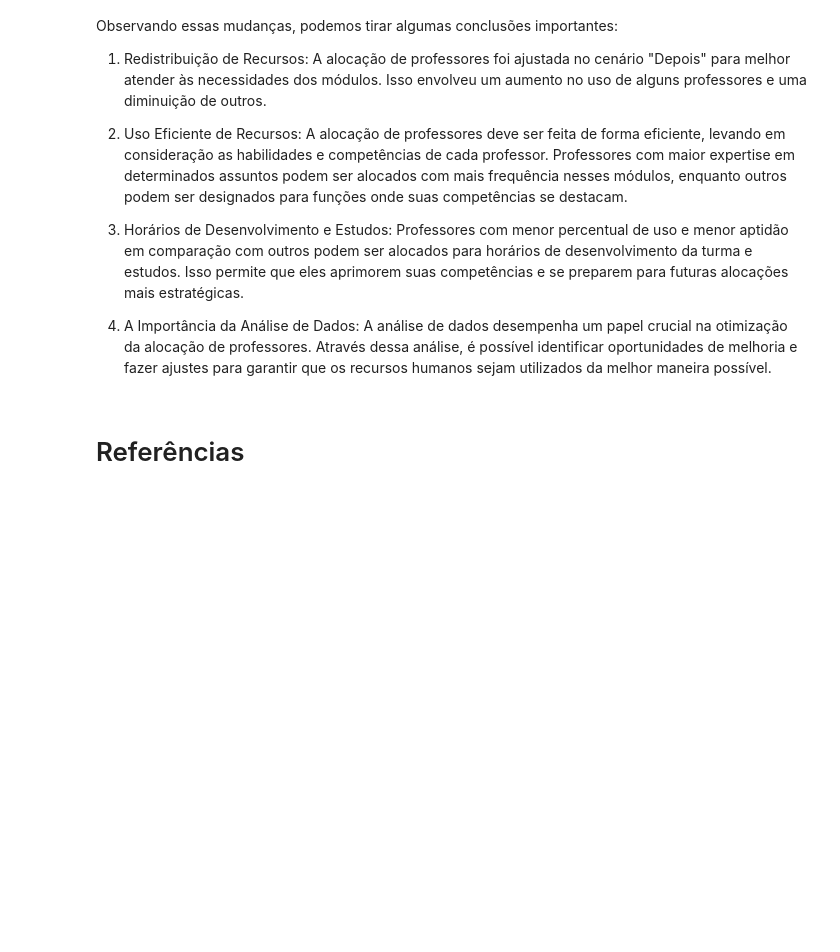
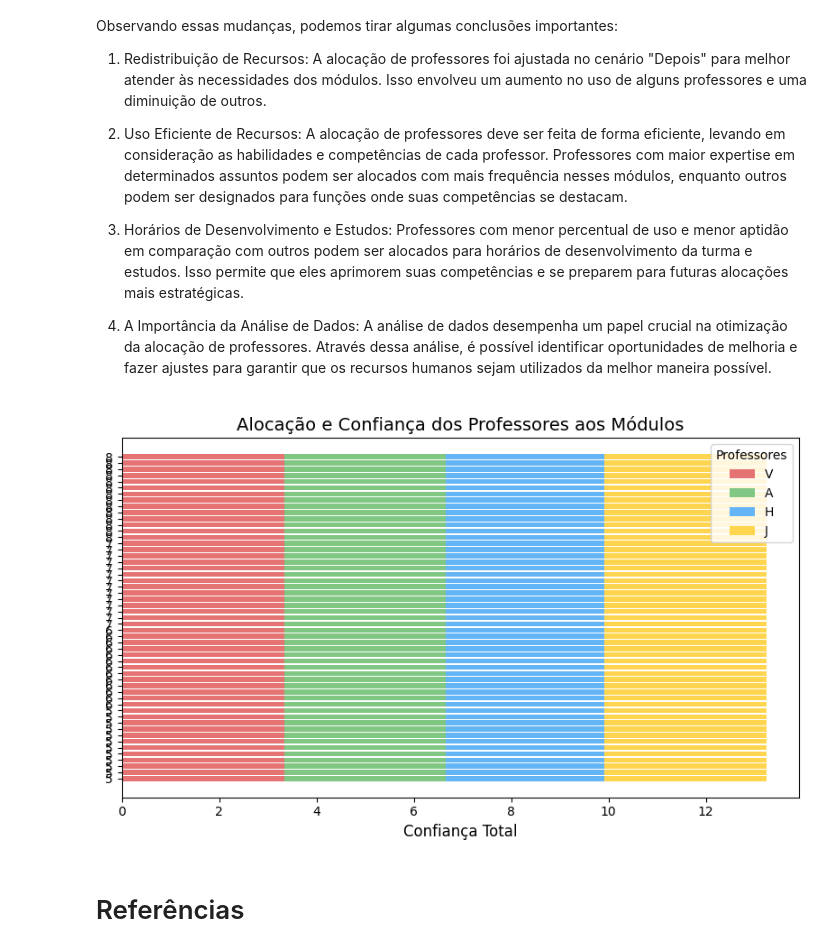
Before and after one commit to afonsolelis/programacao_natural, a Jupyter notebook: projeto/projeto.ipynb, the cells around one changed output. Saved outputs shown, nothing was run; the diff lists cells and outputs as text; code cells hidden in the pictures; blank space fills up the shorter version.

```diff
--- a/projeto/projeto.ipynb
+++ b/projeto/projeto.ipynb
@@ -228,5 +215,44 @@ Observando essas mudanças, podemos tirar algumas conclusões importantes:
 3. Horários de Desenvolvimento e Estudos: Professores com menor percentual de uso e menor aptidão em comparação com outros podem ser alocados para horários de desenvolvimento da turma e estudos. Isso permite que eles aprimorem suas competências e se preparem para futuras alocações mais estratégicas.
 
 4. A Importância da Análise de Dados: A análise de dados desempenha um papel crucial na otimização da alocação de professores. Através dessa análise, é possível identificar oportunidades de melhoria e fazer ajustes para garantir que os recursos humanos sejam utilizados da melhor maneira possível.
+# %%
+import numpy as np
+import matplotlib.pyplot as plt
+
+def plot_alocacao_empilhado(alocacao):
+    cores_professores = {
+        "docente_v": "#E57373",
+        "docente_a": "#81C784",
+        "docente_h": "#64B5F6",
+        "docente_j": "#FFD54F"
+    }
+
+    y_pos = np.arange(len(df_modulos))
+    confiancas = {prof: [calcular_confianca(prof, i) for i in y_pos] for prof in professores}
+
+    fig, ax = plt.subplots(figsize=(8, 5))  # Ajustado para caber em um slide
+
+    bottom = np.zeros(len(df_modulos))
+
+    for prof, color in cores_professores.items():
+        values = confiancas[prof]
+        ax.barh(y_pos, values, color=color, align='center', label=prof.split('_')[1].title(), left=bottom)
+        bottom += values
+
+    ax.set_yticks(y_pos)
+    ax.set_yticklabels(df_modulos["Módulo"], fontsize=10)
+    ax.set_xlabel("Confiança Total", fontsize=12)
+    ax.set_title('Alocação e Confiança dos Professores aos Módulos', fontsize=14)
+
+    # Configuração da legenda
+    ax.legend(loc='upper right', fontsize=10, title="Professores")
+
+    plt.tight_layout()
+    plt.show()
+
+# Plot da melhor alocação
+plot_alocacao_empilhado(melhor_alocacao)
+# %% [output]
+[figure, added]
 # %% [markdown]
 # Referências
```
Also changed, not shown: parts of 1 cell of this notebook, 2 other files.
